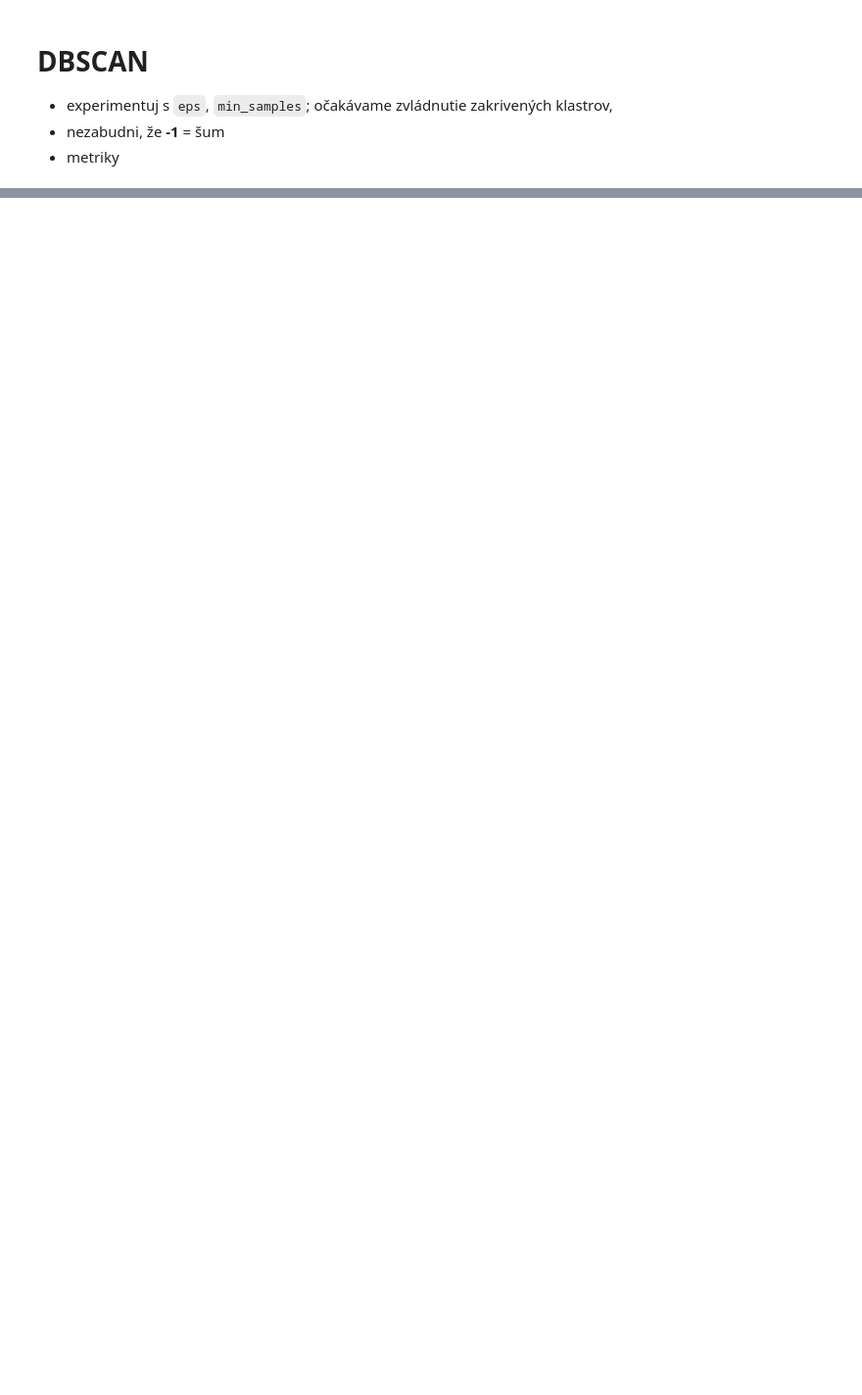
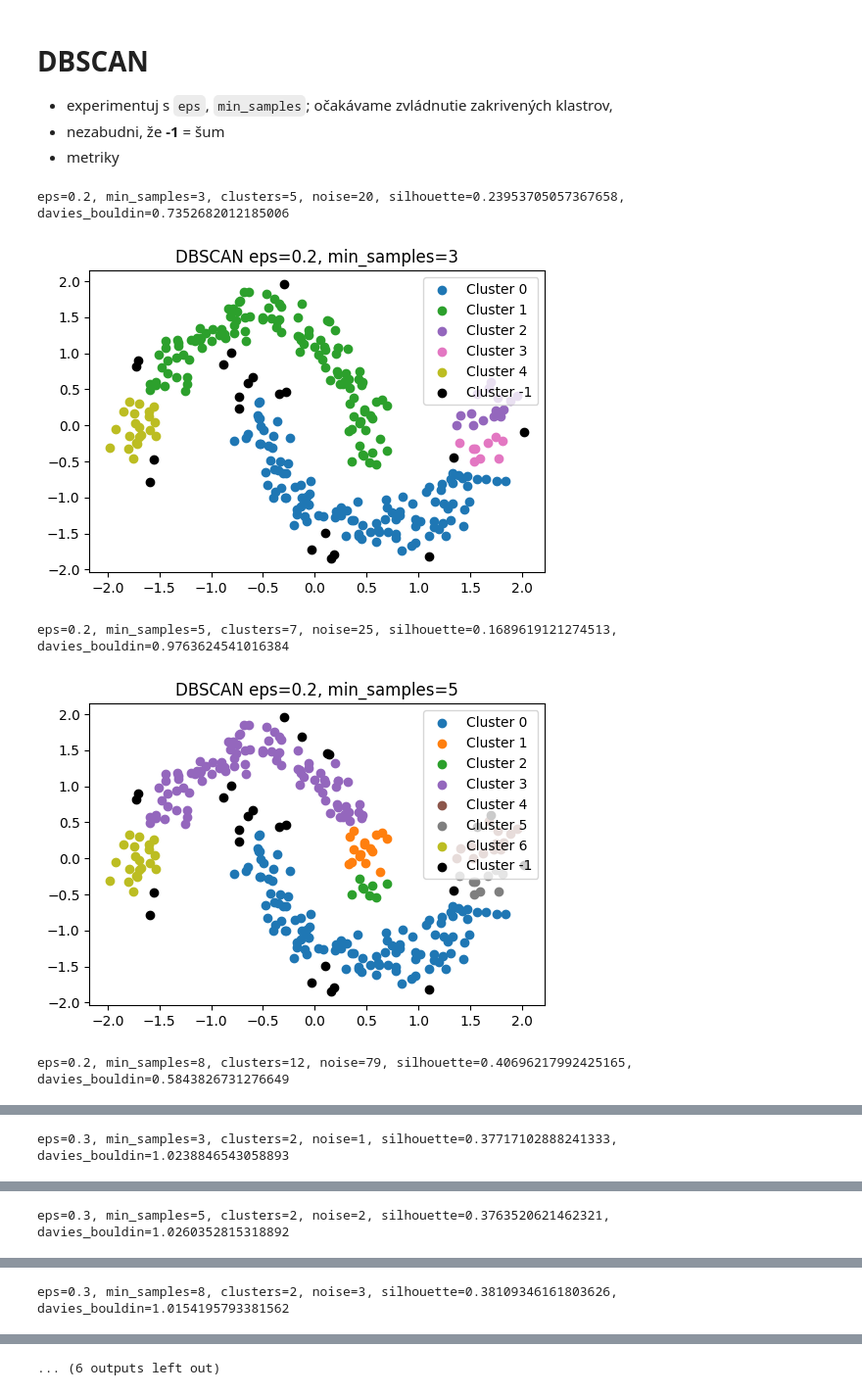
Before and after one commit to kassxxgleas/ints_tasks, a Jupyter notebook: AI/cvik6/Cvicenie 5 UI.ipynb, the cells around one changed output, grey strips where cells are left out. Shown: that part at 98% size. Drawn from its saved outputs; the diff is of its cells as text; code cells hidden in the pictures; blank space fills up the shorter version.

```diff
--- a/AI/cvik6/Cvicenie 5 UI.ipynb
+++ b/AI/cvik6/Cvicenie 5 UI.ipynb
@@ -506,0 +554,36 @@ k=4: silhouette=0.415, davies_bouldin=0.922
+# %%
+X, y = make_moons(n_samples=300, noise=0.1, random_state=42)
+X_scaled = StandardScaler().fit_transform(X)
+
+# 2. Перебор параметров и метрик
+for eps in [0.2, 0.3, 0.4]:
+    for min_samples in [3, 5, 8]:
+        dbscan = DBSCAN(eps=eps, min_samples=min_samples)
+        labels = dbscan.fit_predict(X_scaled)
+        # Шум (-1) – точки вне кластера
+        mask = labels != -1  # только точки, не являющиеся шумом
+        n_clusters = len(set(labels)) - (1 if -1 in labels else 0)
+        n_noise = np.sum(labels == -1)
+
+        if n_clusters > 1 and np.sum(mask) > 1:
+            sil = silhouette_score(X_scaled[mask], labels[mask])
+            db = davies_bouldin_score(X_scaled[mask], labels[mask])
+        else:
+            sil, db = 'NA', 'NA'
+        print(f"eps={eps}, min_samples={min_samples}, clusters={n_clusters}, noise={n_noise}, silhouette={sil}, davies_bouldin={db}")
+
+        # Визуализация
+        plt.figure(figsize=(6,4))
+        colors = plt.cm.tab10(np.linspace(0, 1, n_clusters+1))
+        for k in set(labels):
+            col = "black" if k == -1 else colors[k % len(colors)]
+            plt.scatter(X_scaled[labels == k, 0], X_scaled[labels == k, 1], c=[col], label=f'Cluster {k}')
+        plt.title(f"DBSCAN eps={eps}, min_samples={min_samples}")
+        plt.legend()
+        plt.show()
+# %% [output]
+eps=0.2, min_samples=3, clusters=5, noise=20, silhouette=0.23953705057367658, davies_bouldin=0.7352682012185006
+[figure, added]
+eps=0.2, min_samples=5, clusters=7, noise=25, silhouette=0.1689619121274513, davies_bouldin=0.9763624541016384
+[figure, added]
+eps=0.2, min_samples=8, clusters=12, noise=79, silhouette=0.40696217992425165, davies_bouldin=0.5843826731276649
@@ -506,0 +591 @@ k=4: silhouette=0.415, davies_bouldin=0.922
+eps=0.3, min_samples=3, clusters=2, noise=1, silhouette=0.37717102888241333, davies_bouldin=1.0238846543058893
@@ -506,0 +593 @@ k=4: silhouette=0.415, davies_bouldin=0.922
+eps=0.3, min_samples=5, clusters=2, noise=2, silhouette=0.3763520621462321, davies_bouldin=1.0260352815318892
@@ -506,0 +595 @@ k=4: silhouette=0.415, davies_bouldin=0.922
+eps=0.3, min_samples=8, clusters=2, noise=3, silhouette=0.38109346161803626, davies_bouldin=1.0154195793381562
@@ -506,0 +597 @@ k=4: silhouette=0.415, davies_bouldin=0.922
+... (6 outputs left out)
```
Also changed, not shown: parts of 6 cells of this notebook, 12 other files.
